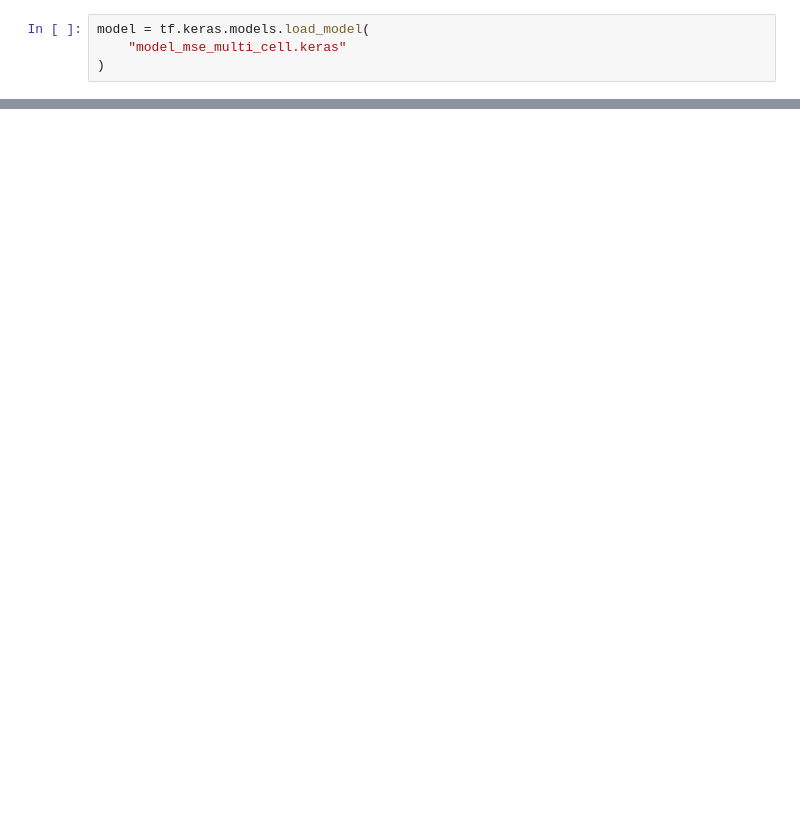
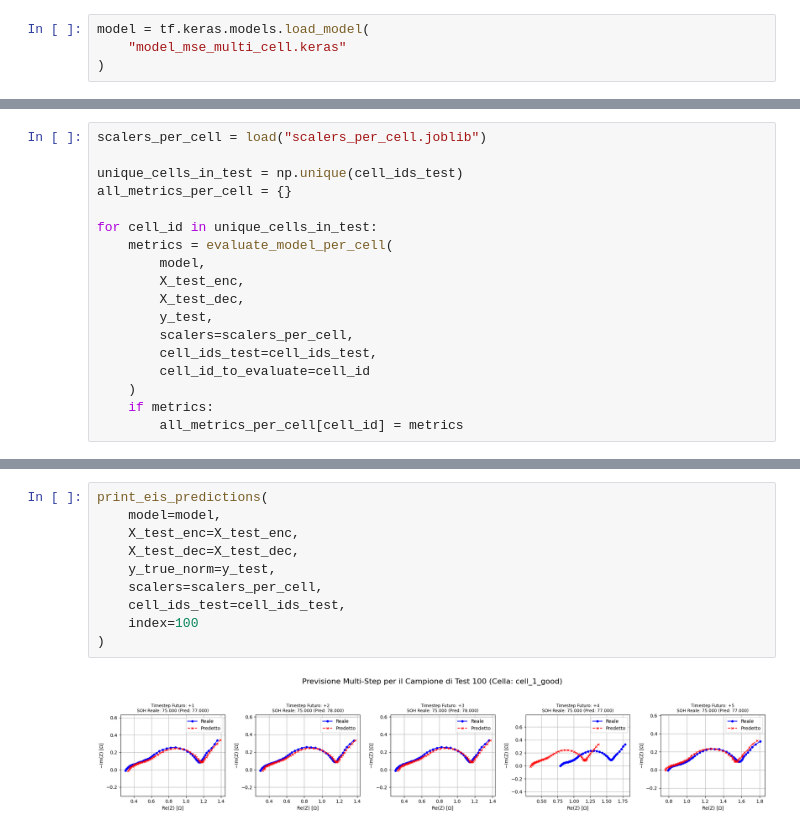
Before and after one commit to RussoFrancesco/EIS-fitting, a Jupyter notebook: Prediction_Transformer.ipynb, the cells around one changed output, grey strips where cells are left out. Drawn from its saved outputs; the diff is of its cells as text; blank space fills up the shorter version.

```diff
--- a/Prediction_Transformer.ipynb
+++ b/Prediction_Transformer.ipynb
@@ -987,0 +1126,18 @@ print(f"MAE sul campione: {mae_sample:.6f}")
+# %%
+scalers_per_cell = load("scalers_per_cell.joblib")
+
+unique_cells_in_test = np.unique(cell_ids_test)
+all_metrics_per_cell = {}
+
+for cell_id in unique_cells_in_test:
+    metrics = evaluate_model_per_cell(
+        model,
+        X_test_enc,
+        X_test_dec,
+        y_test,
+        scalers=scalers_per_cell,
+        cell_ids_test=cell_ids_test,
+        cell_id_to_evaluate=cell_id
+    )
+    if metrics:
+        all_metrics_per_cell[cell_id] = metrics
@@ -987,0 +1162,12 @@ print(f"MAE sul campione: {mae_sample:.6f}")
+# %%
+print_eis_predictions(
+    model=model,
+    X_test_enc=X_test_enc,
+    X_test_dec=X_test_dec,
+    y_true_norm=y_test,
+    scalers=scalers_per_cell,
+    cell_ids_test=cell_ids_test,
+    index=100
+)
+# %% [output]
+[figure, added]
```
Also changed, not shown: parts of 25 cells of this notebook, 26 other files.
